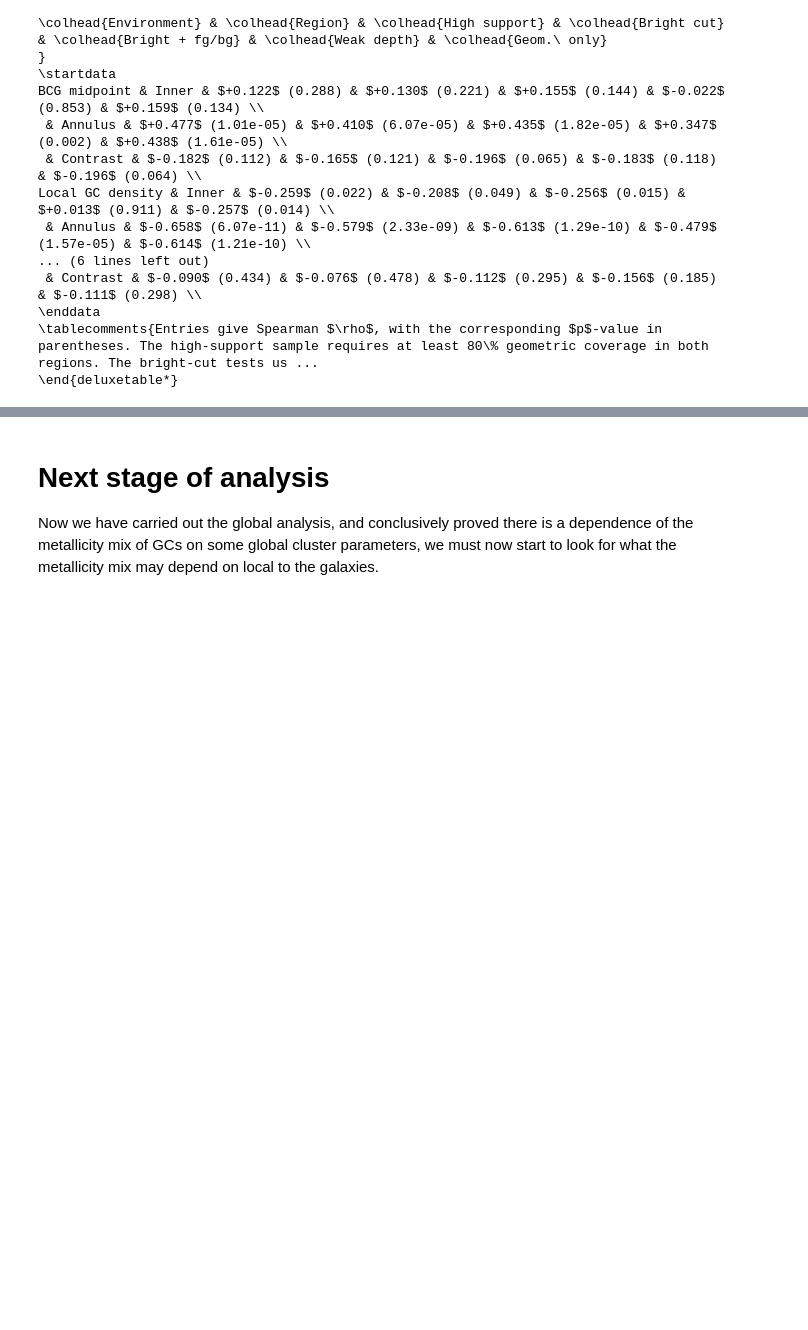
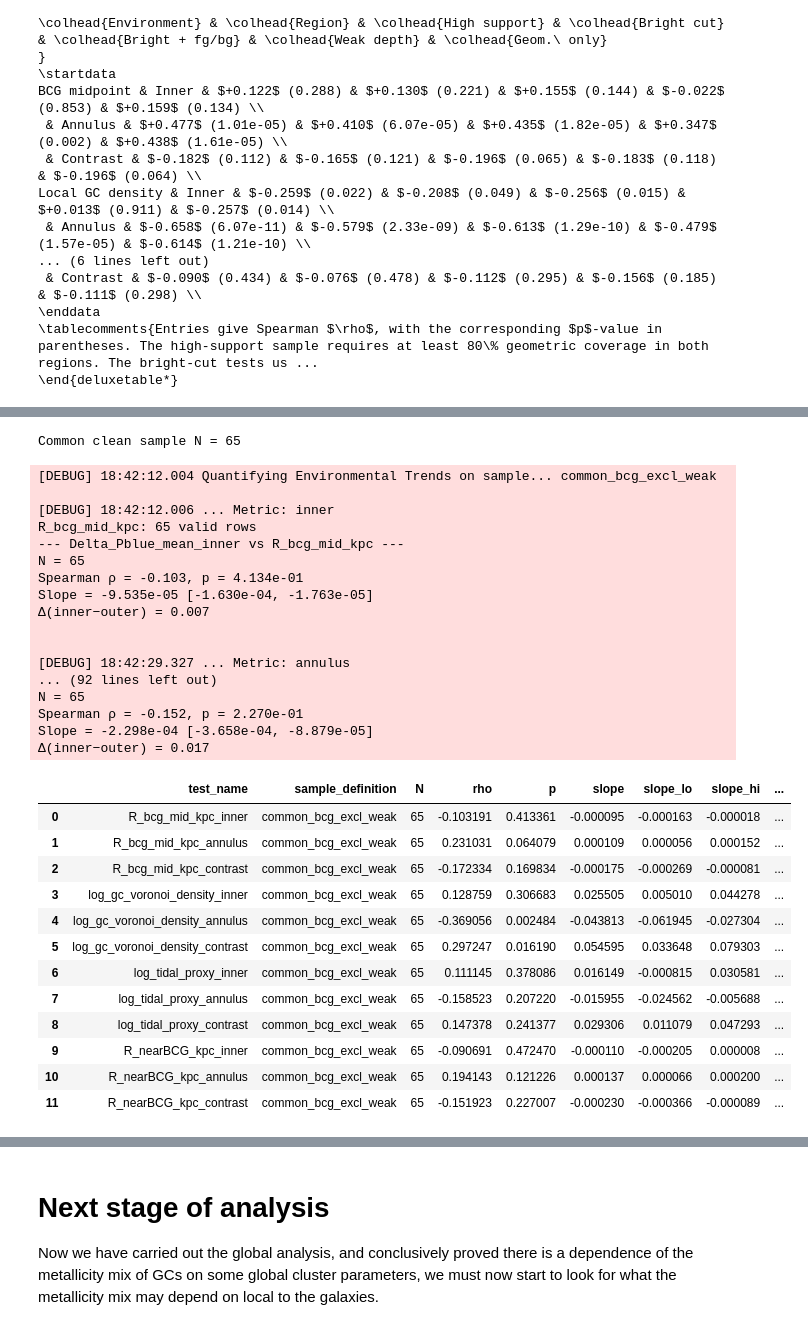
Before and after one commit to Pommers/Coma-GCS-colors, a Jupyter notebook: Paper3_color_metrics_referee_revised.ipynb, the cells around one changed output, grey strips where cells are left out. Saved outputs shown, nothing was run; the diff lists cells and outputs as text; code cells hidden in the pictures; blank space fills up the shorter version.

```diff
--- a/Paper3_color_metrics_referee_revised.ipynb
+++ b/Paper3_color_metrics_referee_revised.ipynb
@@ -5041,7 +5042,7 @@ $$f_\mathrm{depth,ap}=\frac{A_\mathrm{ap,eff}/A_\mathrm{ap,geom}}{A_\mathrm{ap,c
 
 and similarly, for the annulus.
 # %%
-df_weak = metrics_df.copy()
+df_weak = metrics_df_all.loc[science_mask].copy()
 
 sample_def = "weak_depth"
 
@@ -5902,0 +6111,58 @@ Local GC density & Inner & $-0.259$ (0.022) & $-0.208$ (0.049) & $-0.256$ (0.015
+# %%
+common_bcg_excl_weak_mask = (
+    bcg_exclusion_mask
+    & weak_depth_mask
+)
+
+print("Common clean sample N =", common_bcg_excl_weak_mask.sum())
+# %% [output]
+Common clean sample N = 65
+# %%
+sample_def = "common_bcg_excl_weak"
+commong_bcg_excl_weak_rows = []
+
+commong_bcg_excl_weak_rows.extend(quantify_environmental_trends(metrics_df_all,
+                                             prime_mask=common_bcg_excl_weak_mask,
+                                             sample_def=sample_def,
+                                             xcols = ["R_bcg_mid_kpc",
+                                                      "log_gc_voronoi_density",
+                                                      "log_tidal_proxy",
+                                                      "R_nearBCG_kpc",
+                                                     ]
+                                             )
+              )
+
+commong_bcg_excl_weak_rows_df = pd.DataFrame(commong_bcg_excl_weak_rows)
+
+commong_bcg_excl_weak_rows_df
+# %% [output]
+[DEBUG] 18:42:12.004 Quantifying Environmental Trends on sample... common_bcg_excl_weak
+
+[DEBUG] 18:42:12.006 ... Metric: inner
+R_bcg_mid_kpc: 65 valid rows
+--- Delta_Pblue_mean_inner vs R_bcg_mid_kpc ---
+N = 65
+Spearman ρ = -0.103, p = 4.134e-01
+Slope = -9.535e-05 [-1.630e-04, -1.763e-05]
+Δ(inner−outer) = 0.007
+
+
+[DEBUG] 18:42:29.327 ... Metric: annulus
+... (92 lines left out)
+N = 65
+Spearman ρ = -0.152, p = 2.270e-01
+Slope = -2.298e-04 [-3.658e-04, -8.879e-05]
+Δ(inner−outer) = 0.017
+|  | test_name | sample_definition | N | rho | p | slope | slope_lo | slope_hi | ... |
+| 0 | R_bcg_mid_kpc_inner | common_bcg_excl_weak | 65 | -0.103191 | 0.413361 | -0.000095 | -0.000163 | -0.000018 | ... |
+| 1 | R_bcg_mid_kpc_annulus | common_bcg_excl_weak | 65 | 0.231031 | 0.064079 | 0.000109 | 0.000056 | 0.000152 | ... |
+| 2 | R_bcg_mid_kpc_contrast | common_bcg_excl_weak | 65 | -0.172334 | 0.169834 | -0.000175 | -0.000269 | -0.000081 | ... |
+| 3 | log_gc_voronoi_density_inner | common_bcg_excl_weak | 65 | 0.128759 | 0.306683 | 0.025505 | 0.005010 | 0.044278 | ... |
+| 4 | log_gc_voronoi_density_annulus | common_bcg_excl_weak | 65 | -0.369056 | 0.002484 | -0.043813 | -0.061945 | -0.027304 | ... |
+| 5 | log_gc_voronoi_density_contrast | common_bcg_excl_weak | 65 | 0.297247 | 0.016190 | 0.054595 | 0.033648 | 0.079303 | ... |
+| 6 | log_tidal_proxy_inner | common_bcg_excl_weak | 65 | 0.111145 | 0.378086 | 0.016149 | -0.000815 | 0.030581 | ... |
+| 7 | log_tidal_proxy_annulus | common_bcg_excl_weak | 65 | -0.158523 | 0.207220 | -0.015955 | -0.024562 | -0.005688 | ... |
+| 8 | log_tidal_proxy_contrast | common_bcg_excl_weak | 65 | 0.147378 | 0.241377 | 0.029306 | 0.011079 | 0.047293 | ... |
+| 9 | R_nearBCG_kpc_inner | common_bcg_excl_weak | 65 | -0.090691 | 0.472470 | -0.000110 | -0.000205 | 0.000008 | ... |
+| 10 | R_nearBCG_kpc_annulus | common_bcg_excl_weak | 65 | 0.194143 | 0.121226 | 0.000137 | 0.000066 | 0.000200 | ... |
+| 11 | R_nearBCG_kpc_contrast | common_bcg_excl_weak | 65 | -0.151923 | 0.227007 | -0.000230 | -0.000366 | -0.000089 | ... |
```
Also changed, not shown: parts of 22 cells of this notebook, 1 other file.
